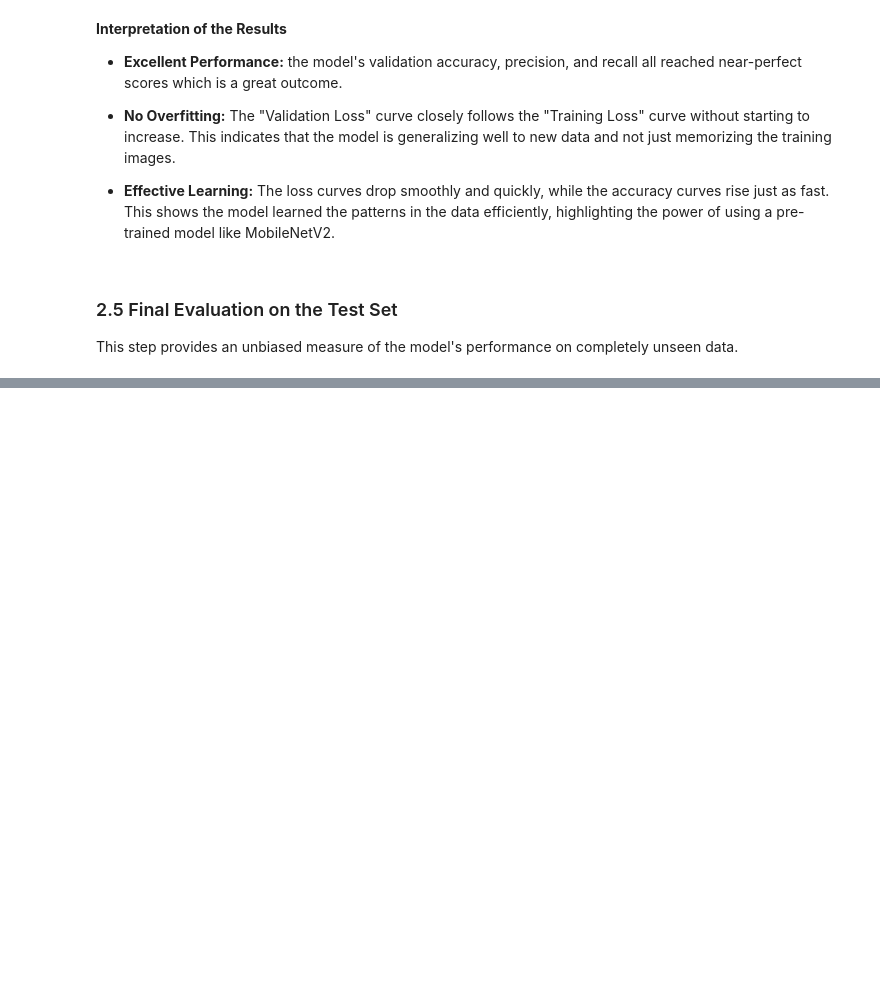
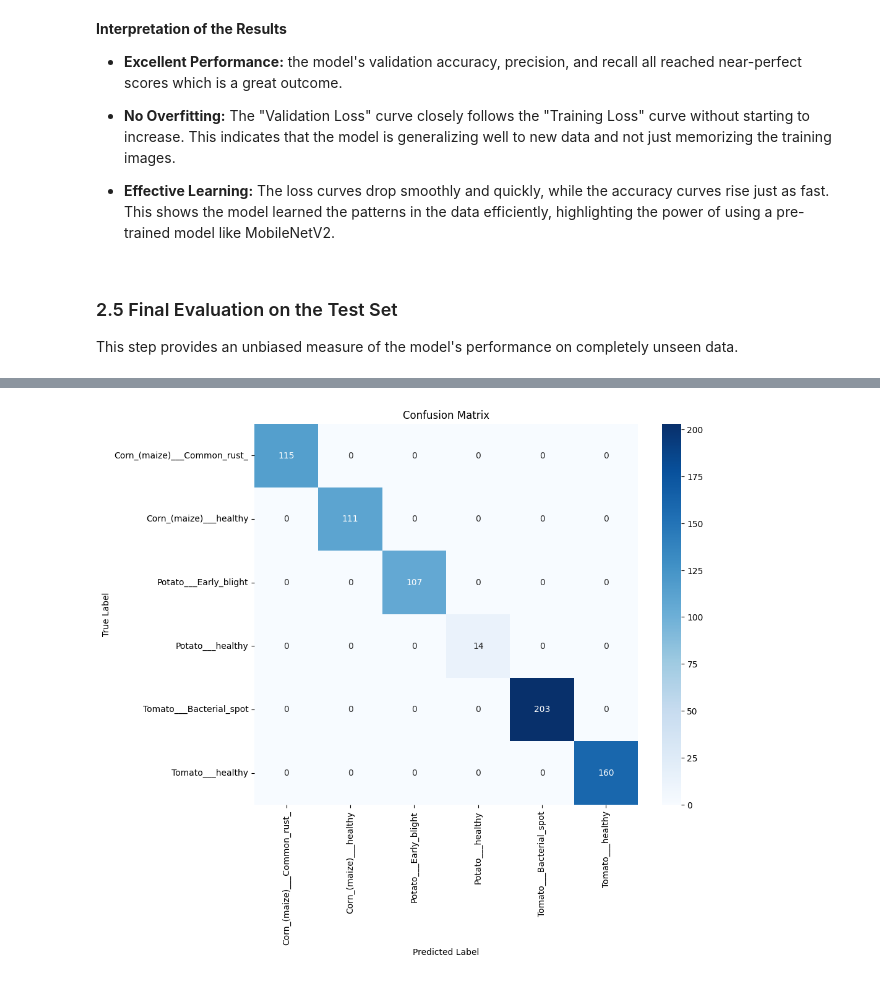
Before and after one commit to Christianib003/mlops, a Jupyter notebook: notebook/mlops.ipynb, the cells around one changed output, grey strips where cells are left out. Drawn from its saved outputs; the diff is of its cells as text; code cells hidden in the pictures; blank space fills up the shorter version.

Commit message:
evaluate model and interpret the results

```diff
--- a/notebook/mlops.ipynb
+++ b/notebook/mlops.ipynb
@@ -214,0 +219,13 @@ Test Recall: 100.00%
+# %%
+y_true = []
+y_pred_probs = []
+
+for images, labels in test_set.unbatch():
+    y_true.append(np.argmax(labels.numpy()))
+    pred = model.predict(tf.expand_dims(images, axis=0))
+    y_pred_probs.append(pred)
+
+y_pred = np.argmax(np.vstack(y_pred_probs), axis=1)
+
+plot_confusion_matrix(y_true, y_pred, class_names)
+# %% [output]
@@ -214,0 +250 @@ Test Recall: 100.00%
+[figure, added]
```
Also changed, not shown: parts of 9 cells of this notebook, 1 other file.
